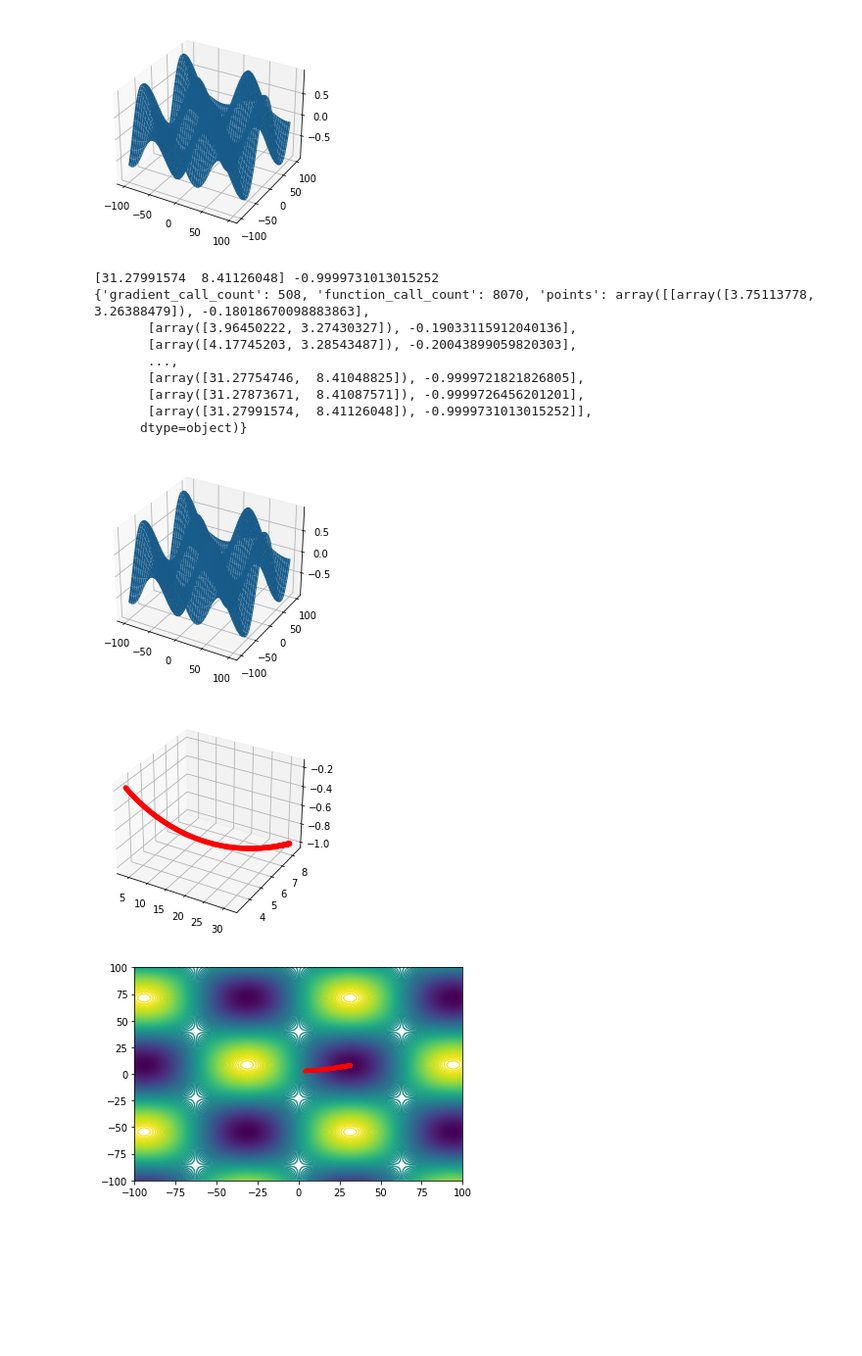
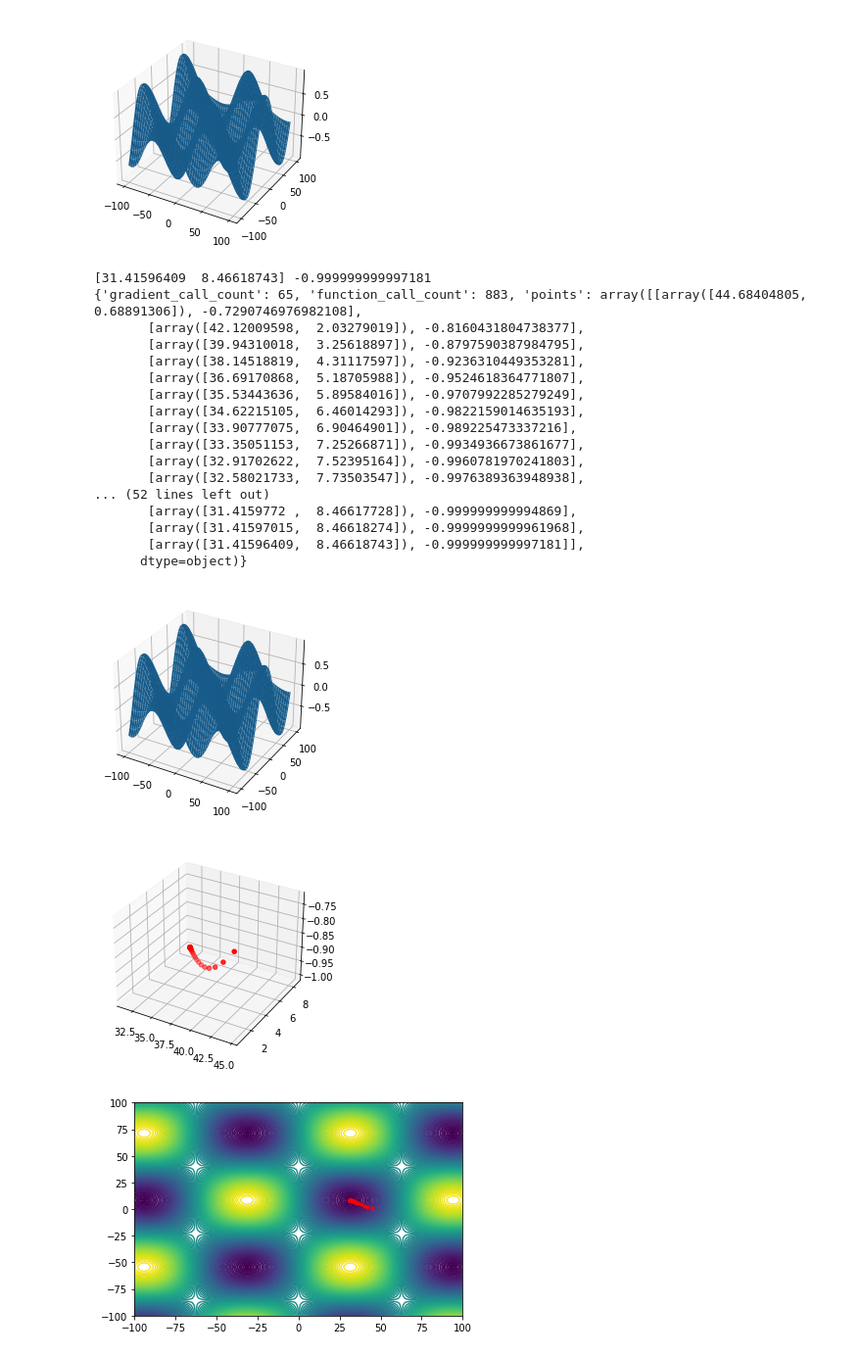
Before and after one commit to EasySocHacks/Optimization-Methods-IFMO, a Jupyter notebook: HW1/1.3.ipynb, the cells around one changed output. Shown: that part at 98% size. Drawn from its saved outputs; the diff is of its cells as text; code cells hidden in the pictures; blank space fills up the shorter version.

```diff
--- a/HW1/1.3.ipynb
+++ b/HW1/1.3.ipynb
@@ -29,9 +31,6 @@ from grad import *
 # %%
 def f(coord):
-    if coord >= 0:
-        return coord - np.sin(coord)
-    else:
-        return -coord
+    return (coord ** 4) / 1e7
 # %%
 draw_2D(f)
 # %% [output]
@@ -39,7 +38,7 @@ draw_2D(f)
 # %%
 with warnings.catch_warnings():
     warnings.simplefilter("ignore", category=RuntimeWarning)
-    (x, y), meta = gradient_descent(f, 1, coord_relaxer=LinearCoordRelaxer(f, alpha=5, eps=1e-5))
+    (x, y), meta = gradient_descent(f, 1, coord_relaxer=LinearCoordRelaxer(f, eps=1e-5))
     print(x, y)
     print(meta)
 
@@ -79,21 +69,29 @@ draw_3D(f)
 # %%
 with warnings.catch_warnings():
     warnings.simplefilter("ignore", category=RuntimeWarning)
-    (xs, y), meta = gradient_descent(f, 2, lr=0.9, coord_relaxer=LinearCoordRelaxer(f, alpha=5, eps=1e-3))
+    (xs, y), meta = gradient_descent(f, 2, lr=0.9, coord_relaxer=LinearCoordRelaxer(f, eps=1e-3))
     print(xs, y)
     print(meta)
 
     draw_3D(f, meta["points"])
 # %% [output]
-[31.27991574  8.41126048] -0.9999731013015252
-{'gradient_call_count': 508, 'function_call_count': 8070, 'points': array([[array([3.75113778, 3.26388479]), -0.18018670098883863],
-       [array([3.96450222, 3.27430327]), -0.19033115912040136],
-       [array([4.17745203, 3.28543487]), -0.20043899059820303],
-       ...,
-       [array([31.27754746,  8.41048825]), -0.9999721821826805],
-       [array([31.27873671,  8.41087571]), -0.9999726456201201],
-       [array([31.27991574,  8.41126048]), -0.9999731013015252]],
+[31.41596409  8.46618743] -0.999999999997181
+{'gradient_call_count': 65, 'function_call_count': 883, 'points': array([[array([44.68404805,  0.68891306]), -0.7290746976982108],
+       [array([42.12009598,  2.03279019]), -0.8160431804738377],
+       [array([39.94310018,  3.25618897]), -0.8797590387984795],
+       [array([38.14518819,  4.31117597]), -0.9236310449353281],
+       [array([36.69170868,  5.18705988]), -0.9524618364771807],
+       [array([35.53443636,  5.89584016]), -0.9707992285279249],
+       [array([34.62215105,  6.46014293]), -0.9822159014635193],
+       [array([33.90777075,  6.90464901]), -0.989225473337216],
+       [array([33.35051153,  7.25266871]), -0.9934936673861677],
+       [array([32.91702622,  7.52395164]), -0.9960781970241803],
+       [array([32.58021733,  7.73503547]), -0.9976389363948938],
+... (52 lines left out)
+       [array([31.4159772 ,  8.46617728]), -0.999999999994869],
+       [array([31.41597015,  8.46618274]), -0.9999999999961968],
+       [array([31.41596409,  8.46618743]), -0.999999999997181]],
       dtype=object)}
 [figure]
-[figure, old version]
+[figure, new version]
-[figure, old version]
+[figure, new version]
```
Also changed, not shown: parts of 4 cells of this notebook, 3 other files.
